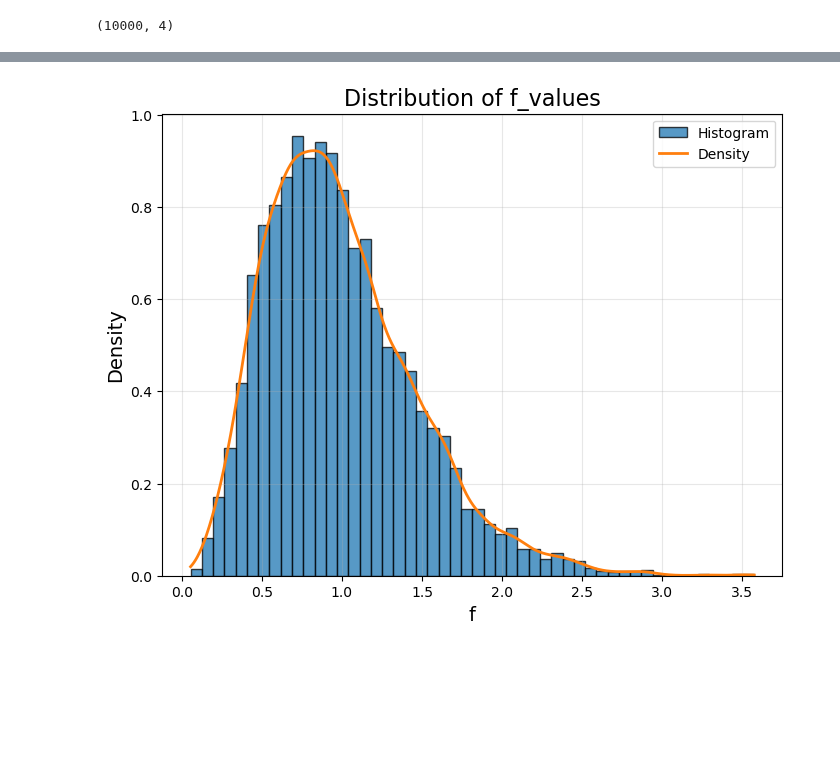
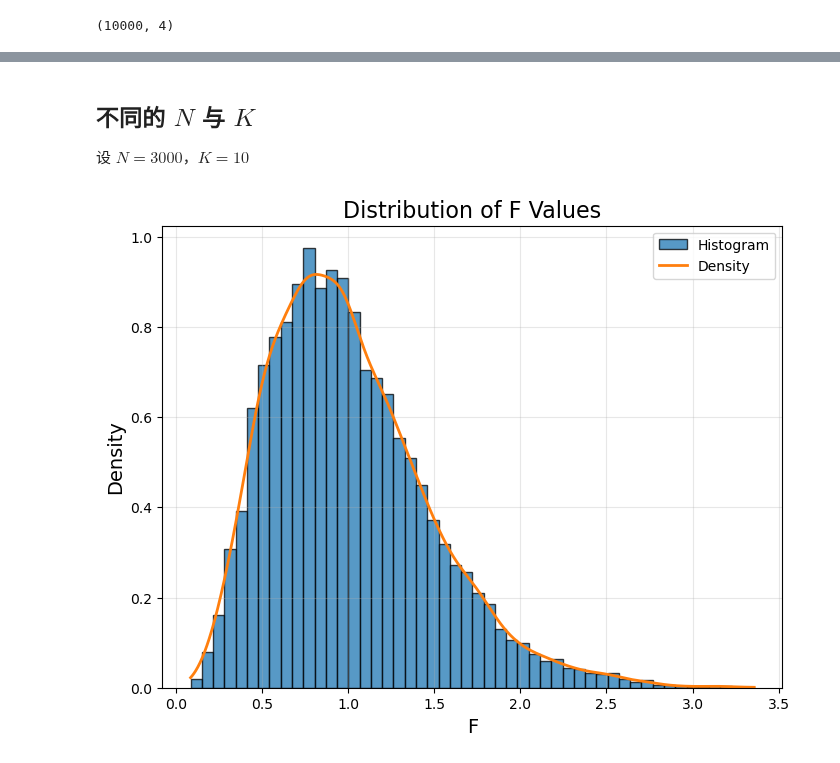
Before and after one commit to hongtaoh/hongtaoh.github.io, a Jupyter notebook: notebooks/2024-11-28-anova.ipynb, the cells around one changed output, grey strips where cells are left out. Saved outputs shown, nothing was run; the diff lists cells and outputs as text; code cells hidden in the pictures; blank space fills up the shorter version.

```diff
--- a/notebooks/2024-11-28-anova.ipynb
+++ b/notebooks/2024-11-28-anova.ipynb
@@ -127,7 +175,3 @@ def calc_f(group_dic):
     mserr = sserr/dferr
     f_value = mstrt/mserr
     return f_value
-# %%
-group_dic = get_group_dic(1, 7, 10000, 4)
-f = calc_f(group_dic)
-f
@@ -165,3 +209,7 @@ plt.show()
+# %% [markdown]
+## 不同的 $N$ 与 $K$
+
+设 $N = 3000$，$K = 10$
 # %%
 f_values = []
 for _ in range(attempt):
@@ -169,24 +217,26 @@ for _ in range(attempt):
     f = calc_f(group_dic)
     f_values.append(f)
 # %%
+#| code-fold:true
+
 import matplotlib.pyplot as plt
 
 # Plot the histogram
 plt.figure(figsize=(8, 6))
 plt.hist(f_values, bins=50, density=True, alpha=0.75, edgecolor='black', label='Histogram')
 
 # Optional: Add a density line using a kernel density estimate
 from scipy.stats import gaussian_kde
 density = gaussian_kde(f_values)
 x_vals = np.linspace(min(f_values), max(f_values), 1000)
 plt.plot(x_vals, density(x_vals), label='Density', linewidth=2)
 
 # Customize the plot
-plt.title('Distribution of f_values', fontsize=16)
-plt.xlabel('f', fontsize=14)
+plt.title('Distribution of F Values', fontsize=16)
+plt.xlabel('F', fontsize=14)
 plt.ylabel('Density', fontsize=14)
 plt.legend()
 plt.grid(alpha=0.3)
 plt.show()
 # %% [output]
-[figure, old version]
+[figure, new version]
```
Also changed, not shown: parts of 14 cells of this notebook, 4 other files.
